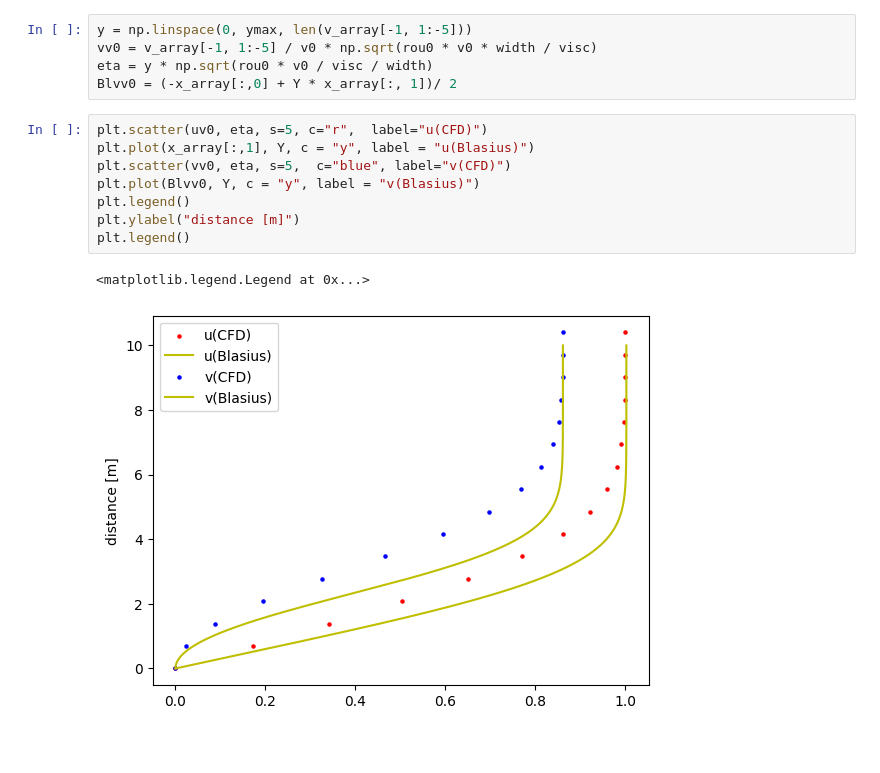
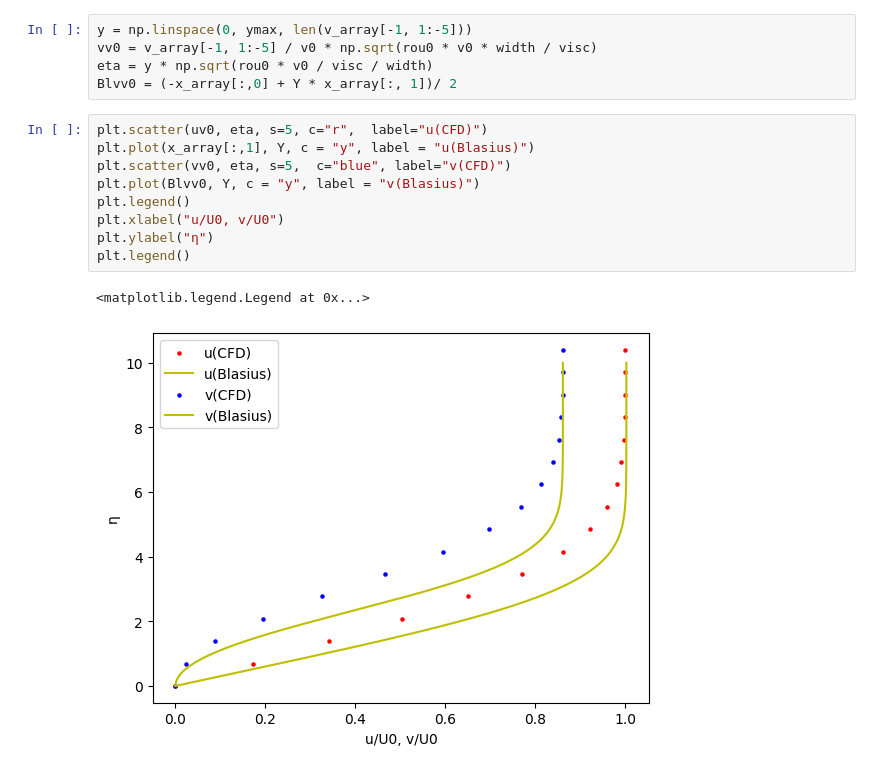
Before and after one commit to LilKoke/CFD, a Jupyter notebook: visualization_exp2.ipynb, the cells around one changed output. Saved outputs shown, nothing was run; the diff lists cells and outputs as text; blank space fills up the shorter version.

```diff
--- a/visualization_exp2.ipynb
+++ b/visualization_exp2.ipynb
@@ -132,11 +132,12 @@ Blvv0 = (-x_array[:,0] + Y * x_array[:, 1])/ 2
 # %%
 plt.scatter(uv0, eta, s=5, c="r",  label="u(CFD)")
 plt.plot(x_array[:,1], Y, c = "y", label = "u(Blasius)")
 plt.scatter(vv0, eta, s=5,  c="blue", label="v(CFD)")
 plt.plot(Blvv0, Y, c = "y", label = "v(Blasius)")
 plt.legend()
-plt.ylabel("distance [m]")
+plt.xlabel("u/U0, v/U0")
+plt.ylabel("η")
 plt.legend()
 # %% [output]
 <matplotlib.legend.Legend at 0x...>
-[figure, old version]
+[figure, new version]
```
Also changed, not shown: 7 other files.
